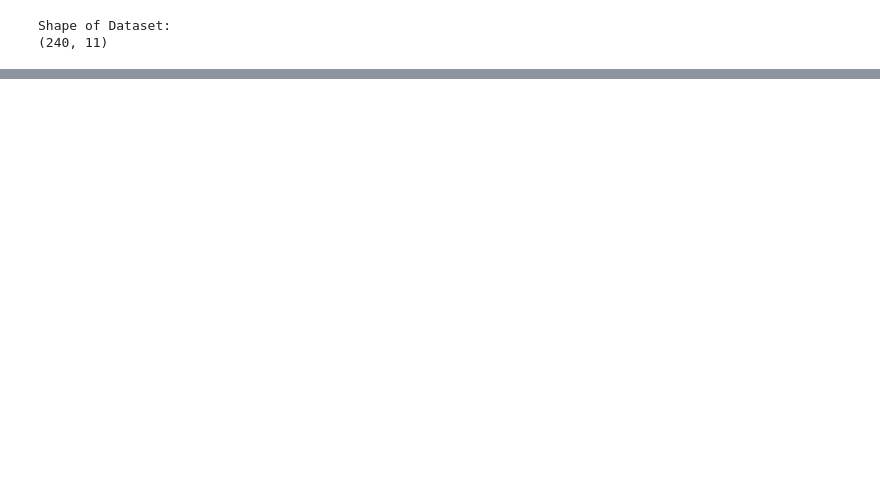
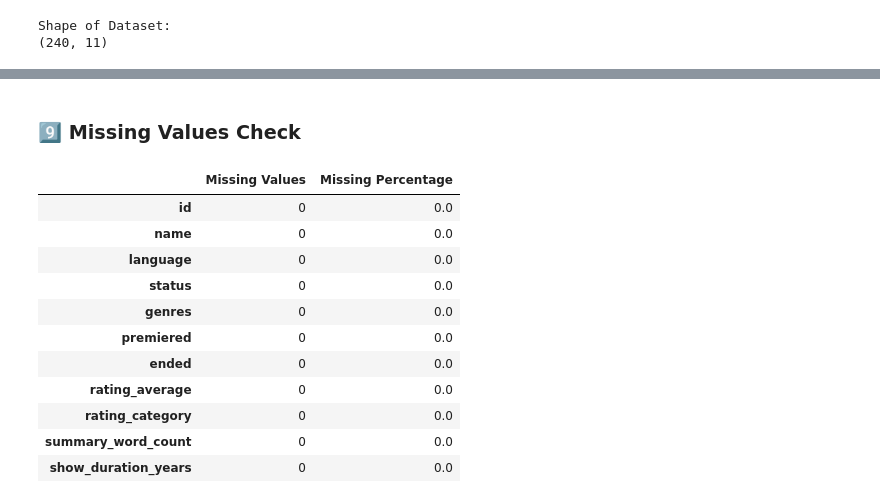
Before and after one commit to MaharjanSumit-59/AI_Data_Internship, a Jupyter notebook: week_5(EDA_Data_Analysis)/Task_1/task1.ipynb, the cells around one changed output, grey strips where cells are left out. Saved outputs shown, nothing was run; the diff lists cells and outputs as text; code cells hidden in the pictures; blank space fills up the shorter version.

```diff
--- a/week_5(EDA_Data_Analysis)/Task_1/task1.ipynb
+++ b/week_5(EDA_Data_Analysis)/Task_1/task1.ipynb
@@ -59,0 +91,26 @@ Shape of Dataset:
+# %% [markdown]
+### 9️⃣ Missing Values Check
+# %%
+missing_values = df.isnull().sum()
+
+missing_percentage = (missing_values / len(df)) * 100
+
+missing_df = pd.DataFrame({
+    "Missing Values": missing_values,
+    "Missing Percentage": missing_percentage
+})
+
+missing_df
+# %% [output]
+|  | Missing Values | Missing Percentage |
+| id | 0 | 0.0 |
+| name | 0 | 0.0 |
+| language | 0 | 0.0 |
+| status | 0 | 0.0 |
+| genres | 0 | 0.0 |
+| premiered | 0 | 0.0 |
+| ended | 0 | 0.0 |
+| rating_average | 0 | 0.0 |
+| rating_category | 0 | 0.0 |
+| summary_word_count | 0 | 0.0 |
+| show_duration_years | 0 | 0.0 |
```
Also changed, not shown: parts of 20 cells of this notebook, 6 other files.
